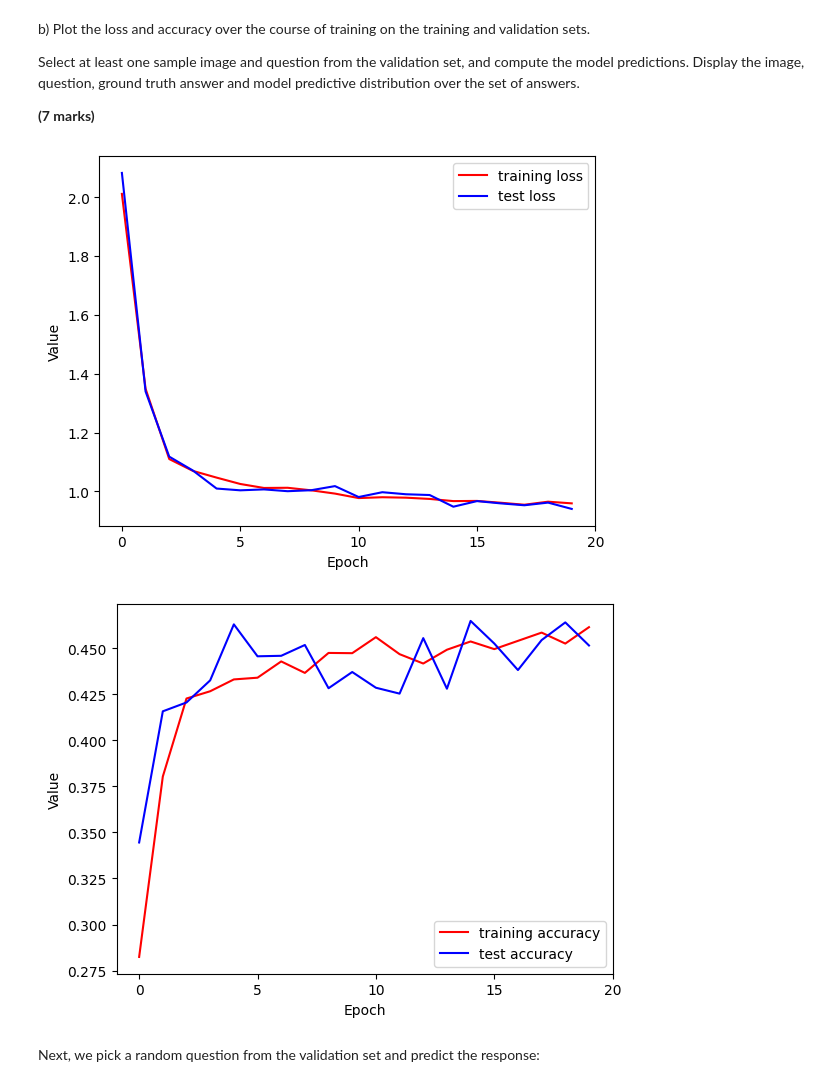
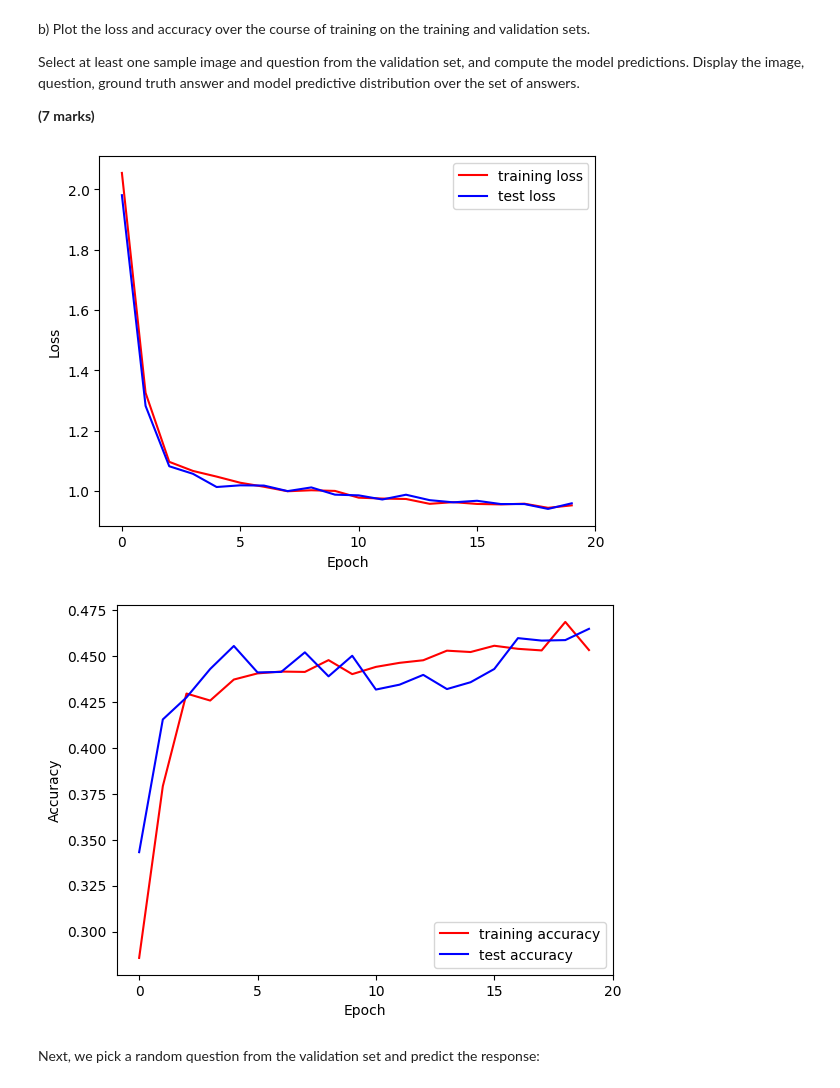
Before and after one commit to frasermartinx/DL, a Jupyter notebook: Week 7/DL_CW2_02476922/DL_CW2_02476922.ipynb, the cells around one changed output. Cells and saved outputs as stored; diff of their text form; code cells hidden in the pictures.

```diff
--- a/Week 7/DL_CW2_02476922/DL_CW2_02476922.ipynb
+++ b/Week 7/DL_CW2_02476922/DL_CW2_02476922.ipynb
@@ -651,9 +651,9 @@ _NB: The model would need to be larger and trained for longer to achieve good pe
 optimizer = Adam(lr = 3e-4)
 # callback to save training and validation performance in case of broken runs
 logger = CSVLogger("epoch_log.csv", separator = ",", append = True)
-# callback to save the model every epoch, but only record the best to avoid having too big of a file
+# callback to save the model every epoch, but only record the best to avoid having too big of a file, and we only save the weights
 #model performance is to be tracked on the validation loss, but still include accuracy, so monitor validation loss
-ckpt = ModelCheckpoint("model.csv", monitor = "val_loss", save_best_only= True, mode = "min")
+ckpt = ModelCheckpoint("best_model.h5", monitor = "val_loss", save_best_only= True, mode = "min", save_weights_only=True)
 fm.compile(loss = "SparseCategoricalCrossentropy", optimizer = optimizer,metrics = ["accuracy"])
 # %%
 fm_history = fm.fit(train_ds,epochs = 20, validation_data = val_ds, callbacks = [logger,ckpt])
@@ -691,23 +700,23 @@ Select at least one sample image and question from the validation set, and compu
 # %%
 
 plt.plot(fm_history.history["loss"], "r", label = "training loss")
 plt.plot(fm_history.history["val_loss"],"b",label = "test loss")
 plt.xlabel("Epoch")
 plt.xticks([0,5,10,15,20])
-plt.ylabel("Value")
+plt.ylabel("Loss")
 plt.legend()
 plt.show()
 
 plt.plot(fm_history.history["accuracy"], "r", label = "training accuracy")
 plt.plot(fm_history.history["val_accuracy"],"b",label = "test accuracy")
 plt.xlabel("Epoch")
 plt.xticks([0,5,10,15,20])
-plt.ylabel("Value")
+plt.ylabel("Accuracy")
 plt.legend()
 plt.show()
 # %% [output]
-[figure, old version]
+[figure, new version]
-[figure, old version]
+[figure, new version]
 # %% [markdown]
 Next, we pick a random question from the validation set and predict the response:
 # %%
```
Also changed, not shown: parts of 13 cells of this notebook, 7 other files.
